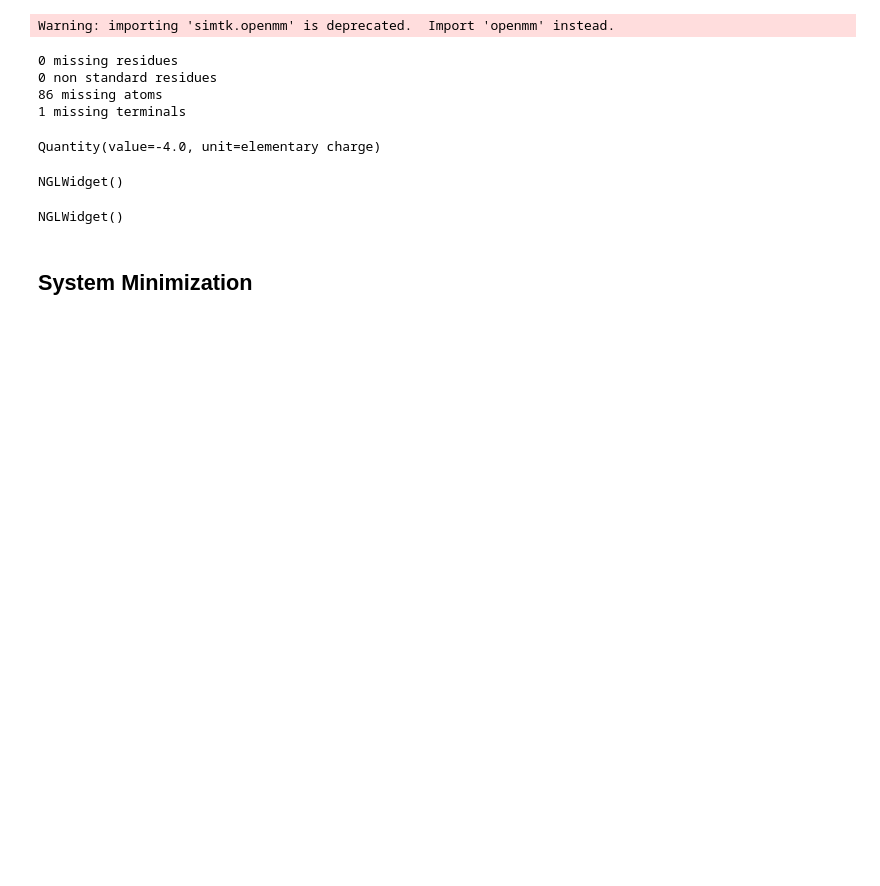
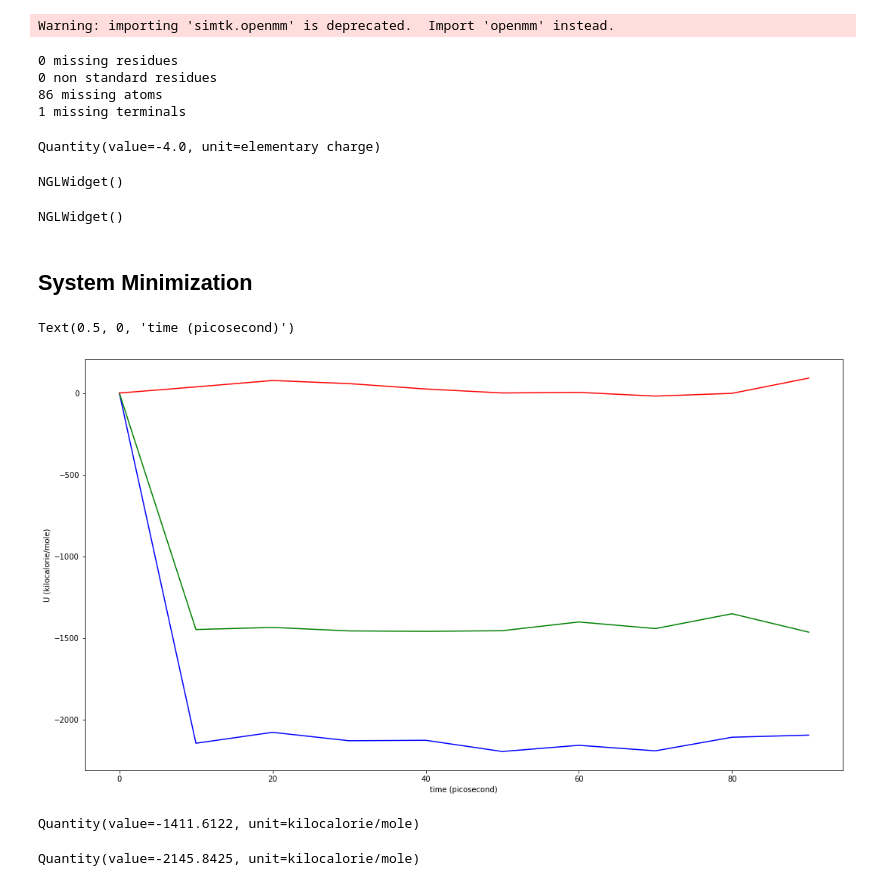
Before and after one commit to uibcdf/BiFrEE-Tools, a Jupyter notebook: Barnase-Barstar/3_first_simulation/simulation_1brs.ipynb, the cells around one changed output. Saved outputs shown, nothing was run; the diff lists cells and outputs as text; code cells hidden in the pictures; blank space fills up the shorter version.

```diff
--- a/Barnase-Barstar/3_first_simulation/simulation_1brs.ipynb
+++ b/Barnase-Barstar/3_first_simulation/simulation_1brs.ipynb
@@ -333,0 +344,3 @@ NGLWidget()
+# %%
+n_steps_per_period = int(saving_time/step_size) # número de pasos entre frame de guardado
+n_periods          = int(simulation_time/saving_time) # número de frames guardados
@@ -333,0 +367,53 @@ NGLWidget()
+# %%
+# Ejecuto el bucle sobre el número de periodos que vamos a simular
+
+for ii in tqdm(range(1, n_periods)):
+    simulation.context.getIntegrator().step(n_steps_per_period)
+    state                    = simulation.context.getState(getPositions=True, getEnergy=True)
+    times[ii]                = state.getTime()
+    positions[ii]            = state.getPositions()
+    potential_energies[ii]   = state.getPotentialEnergy()
+
+    for tt in range(nv_particles):
+        pos_aux[tt]          = state.getPositions()[tt]
+
+    simulation_v.context.setPositions(pos_aux)
+
+    state_v                  = simulation_v.context.getState(getEnergy=True)
+    potential_energies_v[ii] = state_v.getPotentialEnergy()
+
+    for uu in range(na_particles):
+        pos_aux_a[uu]        = state.getPositions()[uu]
+
+    simulation_a.context.setPositions(pos_aux_a)
+
+    state_a                  = simulation_a.context.getState(getEnergy=True)
+    potential_energies_a[ii] = state_a.getPotentialEnergy()
+
+    for oo in range(nb_particles):
+        pos_aux_b[oo]        = state.getPositions()[na_particles+oo]
+
+    simulation_b.context.setPositions(pos_aux_b)
+
+    state_b                  = simulation_b.context.getState(getEnergy=True)
+    potential_energies_b[ii] = state_b.getPotentialEnergy()
+# %%
+plt.rcParams['figure.figsize'] = 18, 10
+
+#plt.plot(times, potential_energies, 'k')
+plt.plot(times, potential_energies_v, 'b')
+plt.plot(times, potential_energies_a, 'g')
+plt.plot(times, potential_energies_b, 'r')
+plt.ylabel('U ({})'.format(potential_energies.unit))
+plt.xlabel('time ({})'.format(saving_time.unit))
+# %% [output]
+Text(0.5, 0, 'time (picosecond)')
+[figure, added]
+# %%
+potential_energies_a[1]+potential_energies_b[1]
+# %% [output]
+Quantity(value=-1411.6122, unit=kilocalorie/mole)
+# %%
+potential_energies_v[1]
+# %% [output]
+Quantity(value=-2145.8425, unit=kilocalorie/mole)
```
Also changed, not shown: parts of 33 cells of this notebook.
